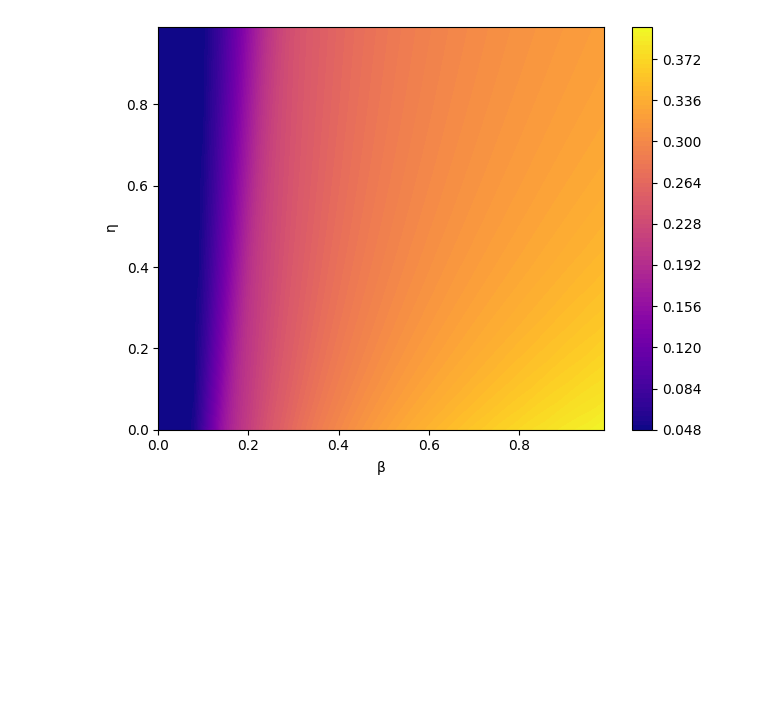
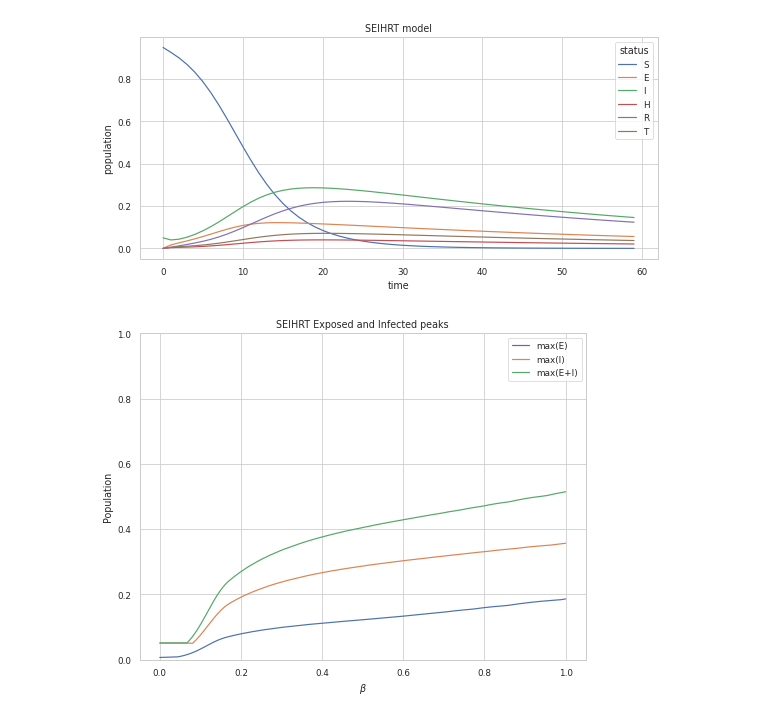
Before and after one commit to AdanXBaca/detox_journey, a Jupyter notebook: src/seihrt_analysis.ipynb, the cells around one changed output. Cells and saved outputs as stored; diff of their text form; code cells hidden in the pictures; blank space fills up the shorter version.

```diff
--- a/src/seihrt_analysis.ipynb
+++ b/src/seihrt_analysis.ipynb
@@ -1,4 +1,10 @@
 # %%
 import numpy as np
 import matplotlib.pyplot as plt
+import pandas as pd
+import seaborn as sns
+
+from pathlib import Path
 from scipy.integrate import solve_ivp
+
+sns.set_theme("paper", style="whitegrid", rc={"figure.facecolor": "white"})
@@ -201,11 +11,15 @@ max_array_mesh = model2_peaks_vectorized(beta_xx, eta_yy)
-# %%
-fig, ax = plt.subplots()
-cs = ax.contourf(beta_xx, eta_yy, max_array_mesh, 100, cmap="plasma")
-ax.set_xlabel(r"$\mathregular{\beta}$")
-ax.set_ylabel(r"$\mathregular{\eta}$")
-fig.colorbar(cs, ax=ax)
-fig.tight_layout()
-fig.savefig("model2_contour_plot.png", dpi=300)
-fig.show()
-# %% [output]
-[figure, removed]
+# %%
+data_path = Path() / "data"
+images_path = Path() / "images"
+data_path.mkdir(exist_ok=True)
+images_path.mkdir(exist_ok=True)
+# %%
+def seihrt(t, y, beta, b, epsilon, sigma, gamma, eta, omega, r1, r2, r3, alpha, delta, mu1, mu2, mu):
+    S, E, I, H, R, T = y
+    dS_dt = - beta * S * I * (1 - b) - epsilon * beta * S * E * (1 - b) - mu * S
+    dE_dt = beta * S * I * (1 - b) + epsilon * beta * S * E * (1 - b) - sigma * E + r1 * R - mu * E
+    dI_dt = sigma * E - gamma * I - eta * I - alpha * I - mu1 * I + r2 * H + r3 * T - mu * I
+    dH_dt = eta * I - r2 * H - omega * H - mu2 * H - mu * H
+    dR_dt = delta * T + gamma * I + omega * H - r1 * R - mu * R
+    dT_dt = alpha * I - r3 * T - delta * T - mu * T
+    return np.array([dS_dt, dE_dt, dI_dt, dH_dt, dR_dt, dT_dt])
@@ -211,0 +68,23 @@ fig.show()
+# %%
+model_name = "SEIHRT"
+populations_names = list(model_name)
+data = (
+    pd.DataFrame(y_data.T, columns=populations_names)
+    .assign(time=t_data)
+    .melt(id_vars="time", var_name="status", value_name="population")
+)
+
+fig, ax = plt.subplots(figsize=(8, 4), facecolor="white")
+sns.lineplot(
+    data=data,
+    x="time",
+    y="population",
+    hue="status",
+    legend=True,
+    ax=ax
+)
+ax.set_title(f"{model_name} model")
+fig.tight_layout()
+fig.savefig(images_path / f"{model_name}_dynamics.png", dpi=300, transparent=False)
+# %% [output]
+[figure, added]
@@ -211,0 +109,13 @@ fig.show()
+# %%
+fig, ax = plt.subplots(figsize=(8, 6), facecolor="white")
+ax.plot(max_infect_array[:, 0], max_infect_array[:,1], label="max(E)")
+ax.plot(max_infect_array[:, 0], max_infect_array[:,2], label="max(I)")
+ax.plot(max_infect_array[:, 0], max_infect_array[:,3], label="max(E+I)")
+ax.legend()
+ax.set_xlabel(r"$\beta$")
+ax.set_ylabel("Population")
+ax.set_ylim(0, 1)
+ax.set_title(f"{model_name} Exposed and Infected peaks")
+fig.savefig(images_path / f"{model_name}_infection_peaks.png", dpi=300)
+# %% [output]
+[figure, added]
```
Also changed, not shown: parts of 16 cells of this notebook, 5 other files.
